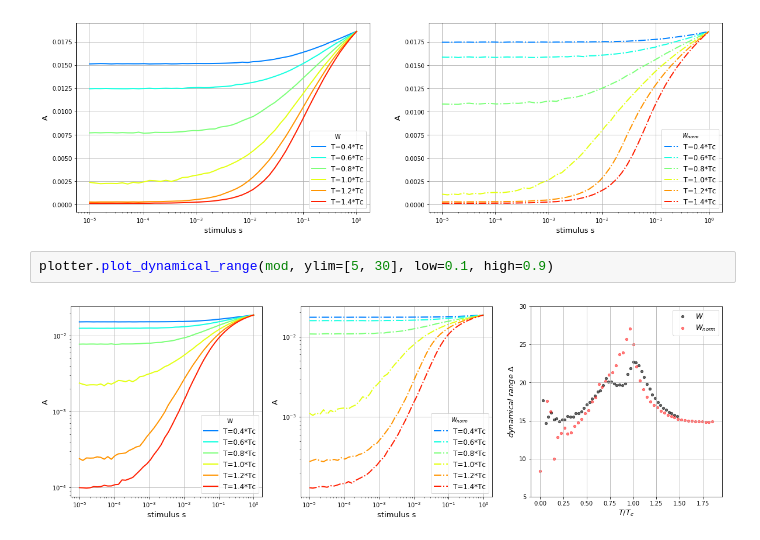
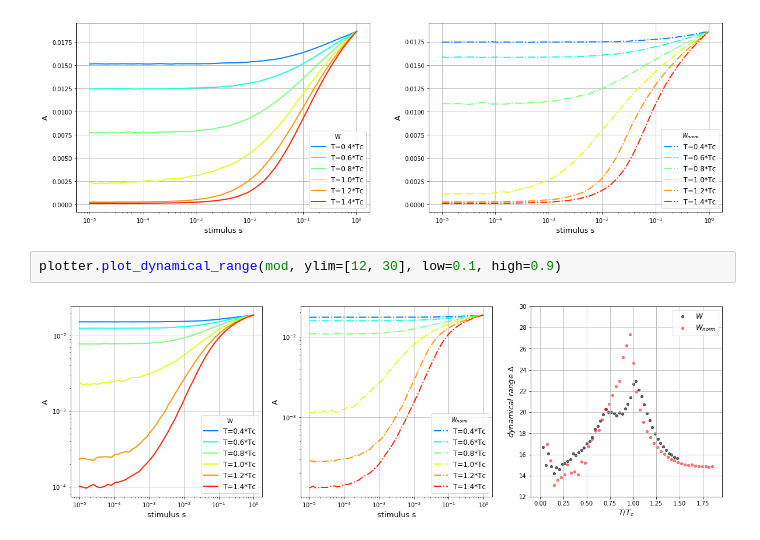
Before and after one commit to gbarzon/HTC_Mesoscopic_Brain, a Jupyter notebook: HTC_results_big.ipynb, the cells around one changed output. Cells and saved outputs as stored; diff of their text form.

```diff
--- a/HTC_results_big.ipynb
+++ b/HTC_results_big.ipynb
@@ -76,6 +198,6 @@ plotter.plot_stimulated(mod)
 # %% [output]
 [figure]
 # %%
-plotter.plot_dynamical_range(mod, ylim=[5, 30], low=0.1, high=0.9)
+plotter.plot_dynamical_range(mod, ylim=[12, 30], low=0.1, high=0.9)
 # %% [output]
-[figure, old version]
+[figure, new version]
```
Also changed, not shown: parts of 10 cells of this notebook, 22 other files.
